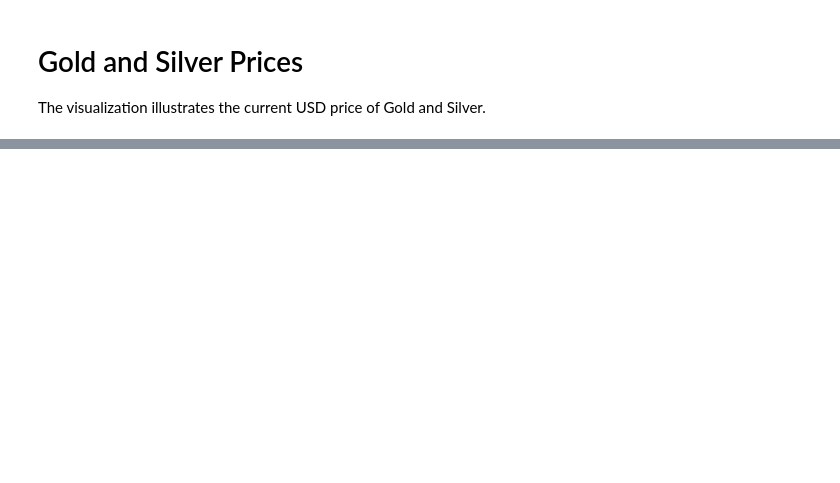
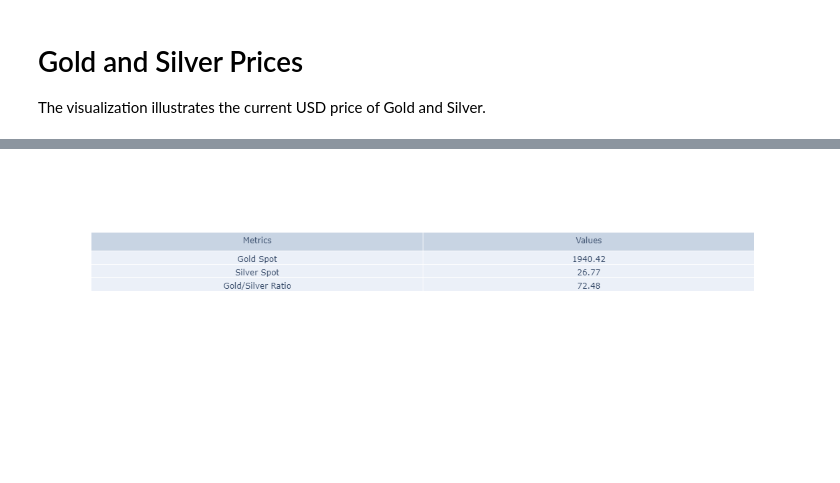
Before and after one commit to evanpaliotta/Financial_Dashboard, a Jupyter notebook: Macro/goldsilver_price.ipynb, the cells around one changed output, grey strips where cells are left out. Cells and saved outputs as stored; diff of their text form; code cells hidden in the pictures; blank space fills up the shorter version.

Commit message:
added visualization table

```diff
--- a/Macro/goldsilver_price.ipynb
+++ b/Macro/goldsilver_price.ipynb
@@ -40,0 +41,8 @@ The Gold/Silver ratio is: 72.76
+# %%
+import plotly.graph_objects as go
+
+fig = go.Figure(data=[go.Table(header=dict(values=['Metrics', 'Values']),
+                 cells=dict(values=[['Gold Spot', 'Silver Spot', 'Gold/Silver Ratio'], [gold_price, silver_price, goldsilver_ratio]]))
+                     ])
+fig.show()
+# %% [output]
@@ -40,0 +50 @@ The Gold/Silver ratio is: 72.76
+[figure, added]
```
Also changed, not shown: parts of 4 cells of this notebook.
